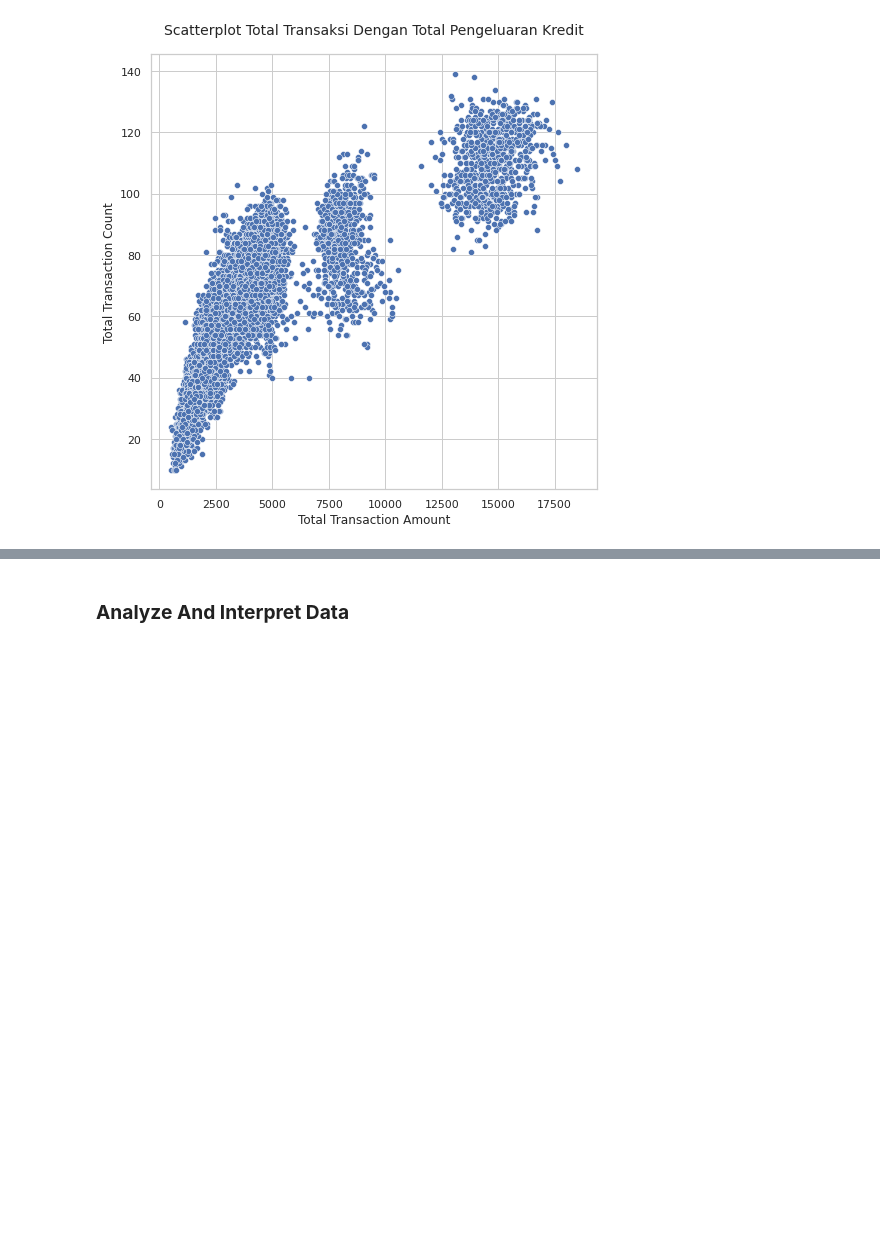
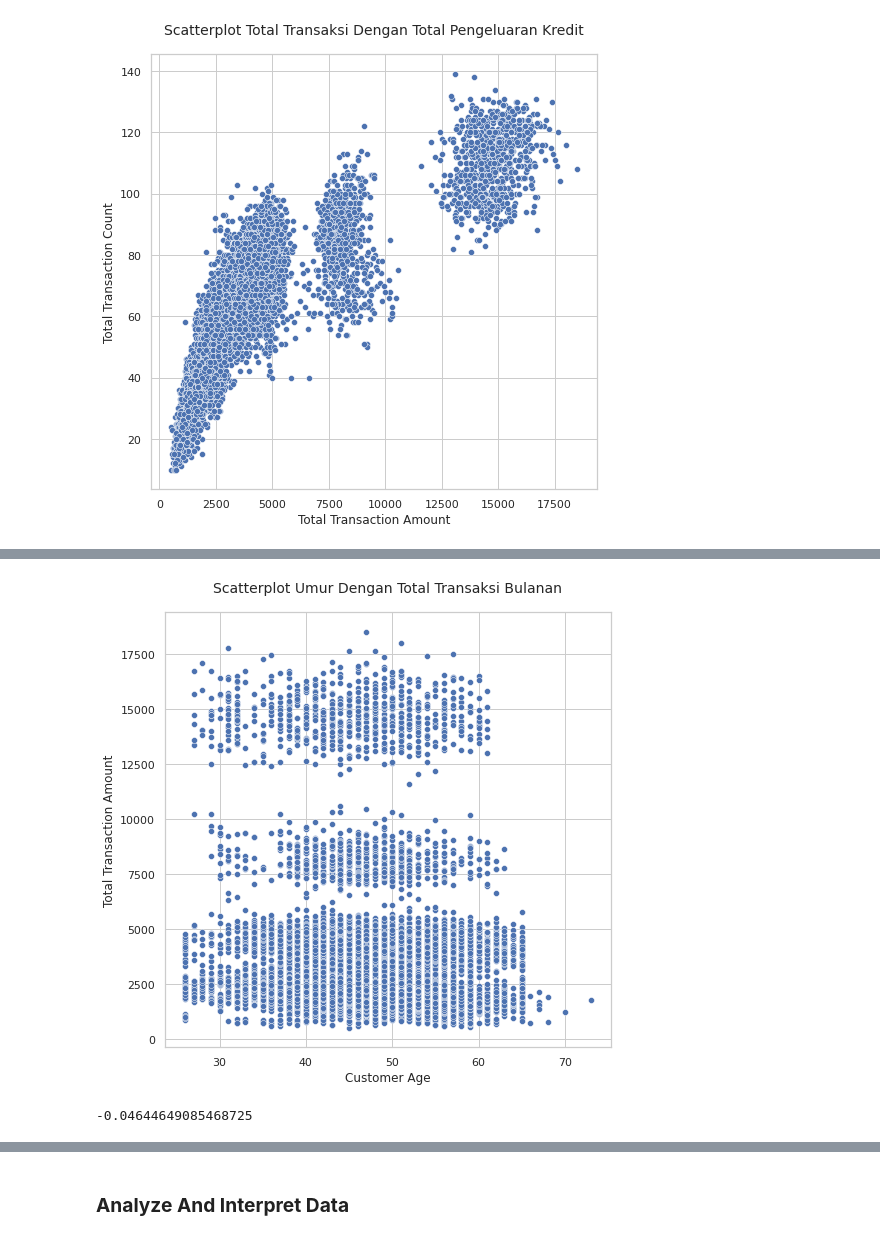
Before and after one commit to Naufaal-HL/Tugas-Besar-Statistika-Credit-Card-Exploration-Data-Mining, a Jupyter notebook: Tubes_Statistika.ipynb, the cells around one changed output, grey strips where cells are left out. Drawn from its saved outputs; the diff is of its cells as text; code cells hidden in the pictures; blank space fills up the shorter version.

```diff
--- a/Tubes_Statistika.ipynb
+++ b/Tubes_Statistika.ipynb
@@ -218,0 +254,13 @@ plt.show()
+# %%
+plt.figure(figsize=(8, 8))
+plt.title('Scatterplot Umur Dengan Total Transaksi Bulanan', fontsize="14", pad=20)
+
+ax = sns.scatterplot(data=data, x="Customer_Age", y = "Total_Trans_Amt")
+ax.set(xlabel='Customer Age', ylabel='Total Transaction Amount')
+plt.show()
+# %% [output]
+[figure, added]
+# %%
+np.corrcoef(data["Customer_Age"], data["Total_Trans_Amt"])[0, 1]
+# %% [output]
+-0.04644649085468725
```
Also changed, not shown: parts of 7 cells of this notebook.
